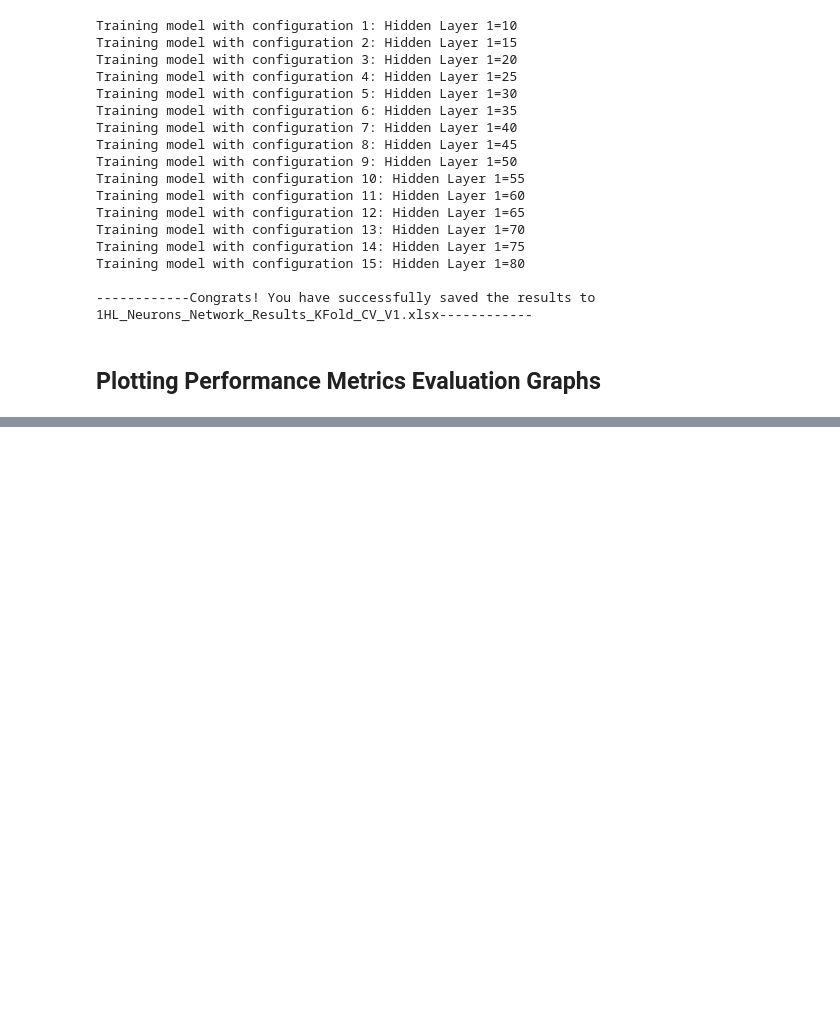
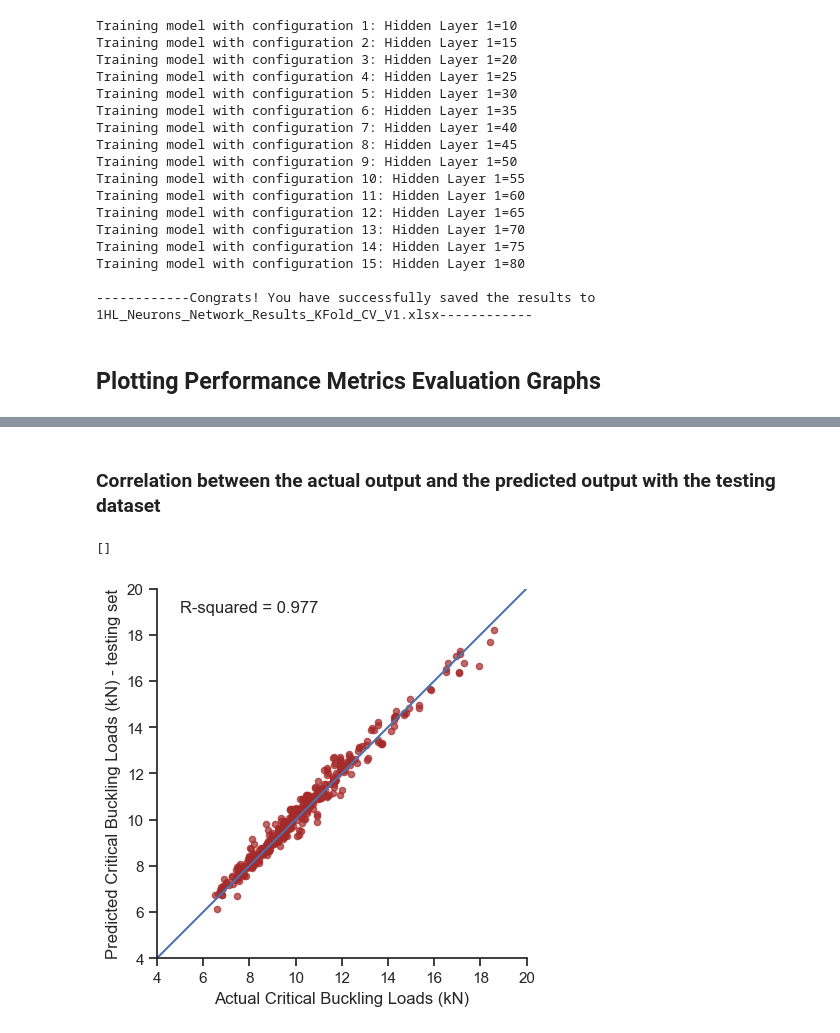
Before and after one commit to yongcheng6699/ML_Buckling_ANN_DNN, a Jupyter notebook: Buckling_ANN_1HL_KFold_CV_V1.ipynb, the cells around one changed output, grey strips where cells are left out. Saved outputs shown, nothing was run; the diff lists cells and outputs as text; code cells hidden in the pictures; blank space fills up the shorter version.

```diff
--- a/Buckling_ANN_1HL_KFold_CV_V1.ipynb
+++ b/Buckling_ANN_1HL_KFold_CV_V1.ipynb
@@ -183,0 +302,17 @@ plt.show()
+# %% [markdown]
+### Correlation between the actual output and the predicted output with the testing dataset
+# %%
+custom_params = {"axes.spines.right": False, "axes.spines.top": False}
+sns.set_theme(style="ticks", rc=custom_params)
+a = plt.axes(aspect='equal')
+plt.scatter(y_test, test_pred, s = 20, alpha=0.7, c = 'brown')
+plt.xlabel('Actual Critical Buckling Loads (kN)')
+plt.ylabel('Predicted Critical Buckling Loads (kN) - testing set')
+plt.annotate("R-squared = {:.3f}".format(r2_score(y_test, test_pred)), (5, 19))
+plt.xlim([4, 20])
+plt.ylim([4, 20])
+plt.plot([4, 20], [4, 20])
+plt.plot()
+# %% [output]
+[]
+[figure, added]
```
Also changed, not shown: parts of 8 cells of this notebook, 3 other files.
